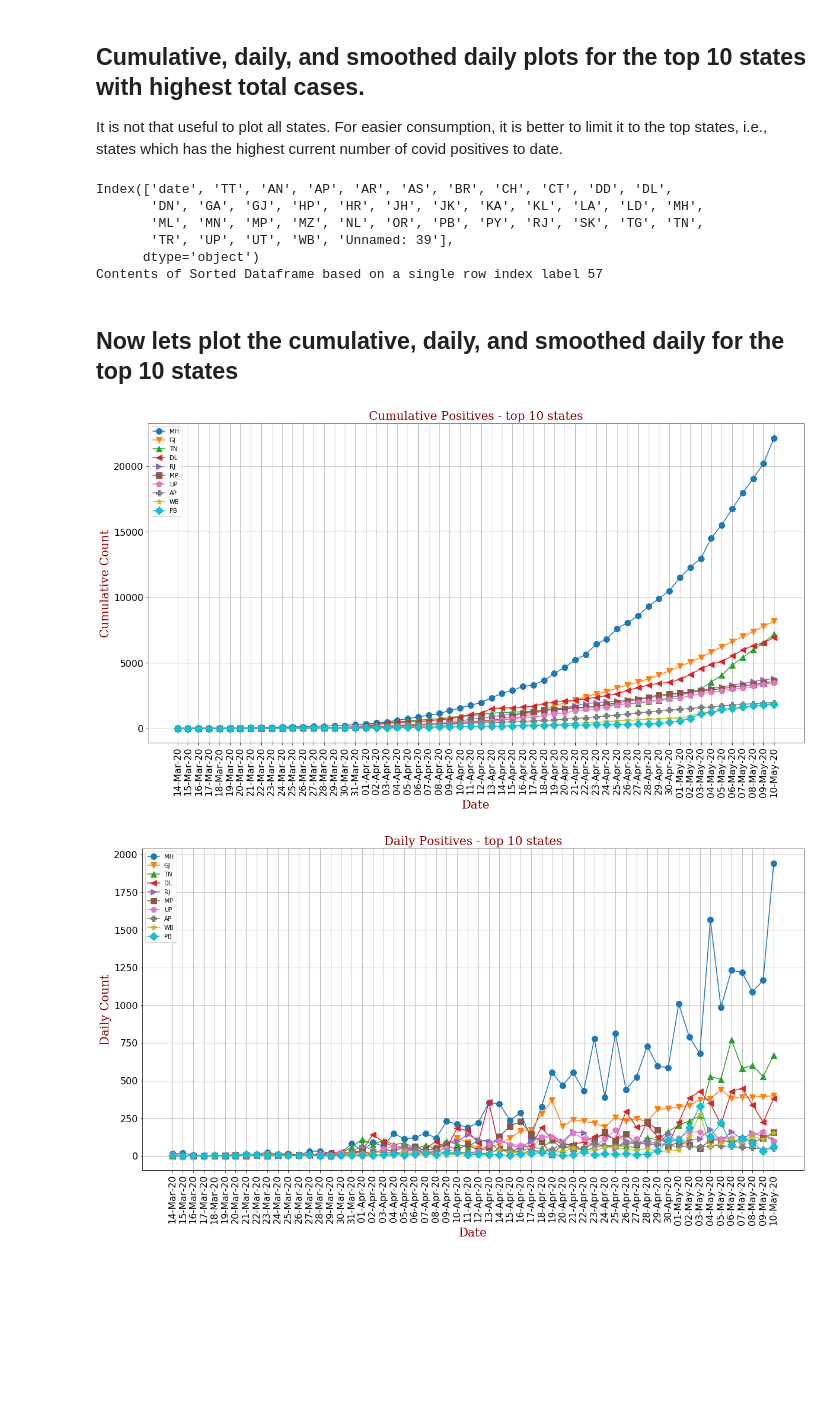
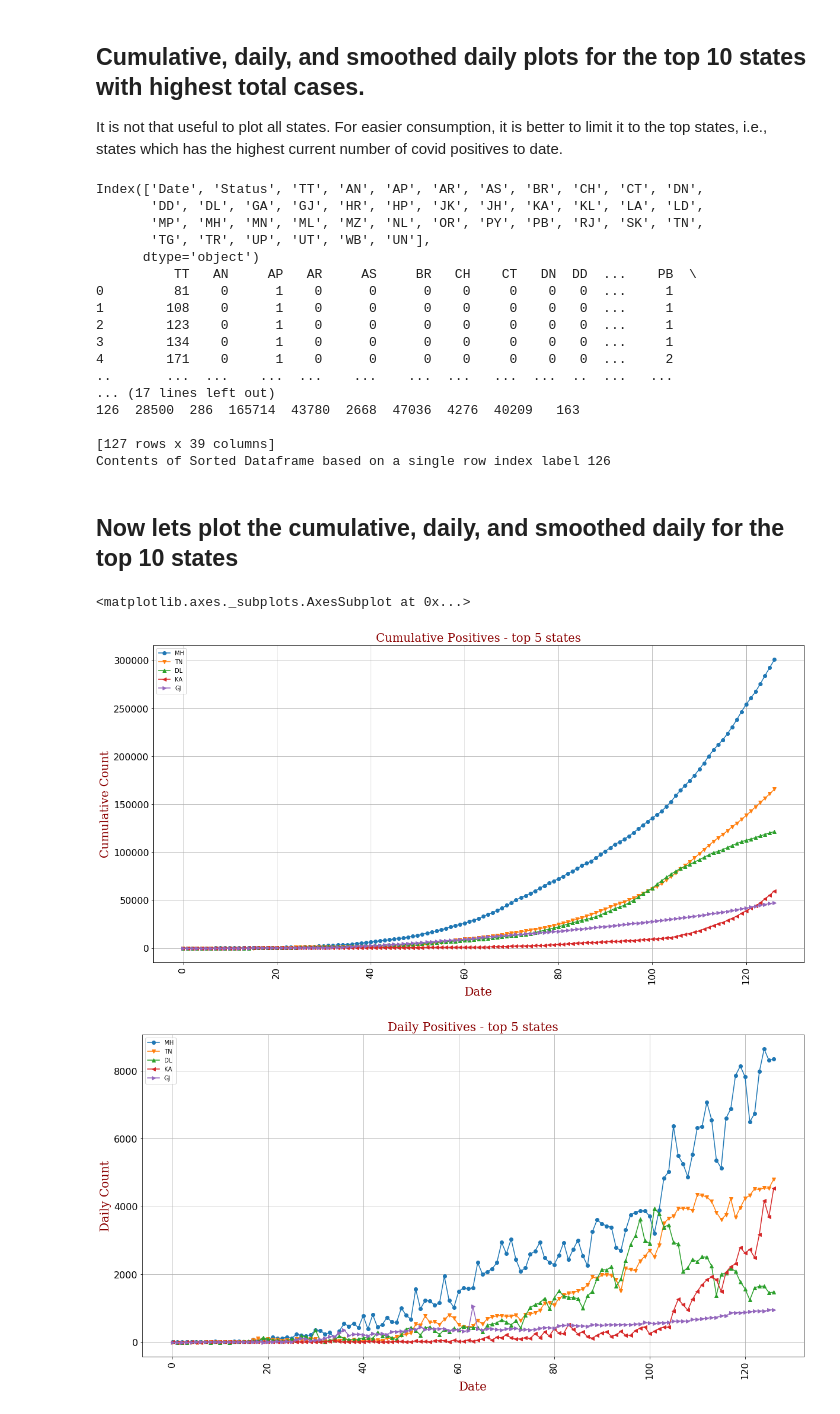
Before and after one commit to amsaha/covid-20, a Jupyter notebook: India Covid19.ipynb, the cells around one changed output. Saved outputs shown, nothing was run; the diff lists cells and outputs as text; code cells hidden in the pictures; blank space fills up the shorter version.

```diff
--- a/India Covid19.ipynb
+++ b/India Covid19.ipynb
@@ -227,17 +181,17 @@ Index(['date', 'TT', 'AN', 'AP', 'AR', 'AS', 'BR', 'CH', 'CT', 'DD', 'DL',
 ## Daily count is too jittery. Lets try and smooth it - for one state.
 Daily count is fine, but then the daily samples are too jittery and the disease does not care much about dates. Hence, lets try and smooth the data assuming that, like many things in life, the data follows a [normal distribution](https://en.wikipedia.org/wiki/Normal_distribution). We can play around with the standard deviation but we stick with a standard deviation of 2 (the lower the standard deviation, the steeper the curve).
 # %%
-confirmed = data
+confirmed = data_confirmed
 #print(confirmed.columns)
 #print(confirmed.describe())
 
 
 # making a copy of the dates since we are going to remove that column
 # since that is the only column with strings
-dates=confirmed['date']
+dates=confirmed['Date']
 
 # drop the date column (axis = 1 means column)
-confirmed=confirmed.drop(['date'], axis=1)
+confirmed=confirmed.drop(['Date'], axis=1)
 smoothed = confirmed.rolling(window,
                              win_type='gaussian',
                              min_periods=1,
@@ -250,14 +204,14 @@ plt.xticks(fontsize=myfontsize)
 plt.yticks(fontsize=myfontsize)
 plt.grid(True)
 
-plt.title('Daily Confirmed Cases - Maharashtra and Kerala', fontdict=font)
+plt.title('Daily Confirmed Cases - India and Karnataka', fontdict=font)
 plt.xlabel('Date', fontdict=font)
 plt.ylabel('Case Count', fontdict=font)
 
-plt.plot(dates, confirmed['MH'], linestyle=':', alpha=0.5)
-plt.plot(dates, smoothed['MH'], marker='.', markersize=10)
-plt.plot(dates, confirmed['KL'], linestyle=':', alpha=0.5)
-plt.plot(dates, smoothed['KL'], marker='.', markersize=10)
+plt.plot(dates.index, confirmed['TT'], linestyle=':', alpha=0.5)
+plt.plot(dates.index, smoothed['TT'], marker='.', markersize=10)
+plt.plot(dates.index, confirmed['KA'], linestyle=':', alpha=0.5)
+plt.plot(dates.index, smoothed['KA'], marker='.', markersize=10)
 
-plt.legend(['MH-Actual', 'MH-Smoothed', 'KL-Actual', 'KL-Smoothed'])
+plt.legend(['TT-Actual', 'TT-Smoothed', 'KA-Actual', 'KA-Smoothed'])
 # %% [output]
@@ -286,8 +240,9 @@ Well I lied! I said one state but plotted for two but then anything to do with e
 ## Function to plot.
 Just like any programming, one soon realizes that there are pieces of code that will be repeated a lot, and that would be perfect for writing a function for.
 # %%
-def plot_states(dates, inputdata, index_list, legend_list, title, xlabel, ylabel,legend_loc=2):
-    fig=plt.figure(figsize=(20,10))
+#def plot_states(dates, inputdata, index_list, legend_list, title, xlabel, ylabel,linestyle='-', legend_loc=2):
+def plot_states(dates, inputdata, index_list, legend_list, title, xlabel, ylabel,legend_loc=2, **plt_kwargs):
+    fig = plt.figure(figsize=(20,10))
     plt.xticks(rotation=90)
     plt.xticks(fontsize=myfontsize)
     plt.yticks(fontsize=myfontsize)
@@ -300,23 +255,25 @@ def plot_states(dates, inputdata, index_list, legend_list, title, xlabel, ylabel
     marker_count = len(markers)
     count=0
     for index in index_list:
-        plt.plot(dates, inputdata[index], marker=markers[count%marker_count], markersize=10)
+        plt.plot(dates, inputdata[index], marker=markers[count%marker_count], **plt_kwargs)
         count = count+1
     plt.legend(legend_list, loc=legend_loc)
+    return plt.gca()
 # %% [markdown]
 ## Cumulative, daily, and smoothed daily plots for the top 10 states with highest total cases.
 It is not that useful to plot all states. For easier consumption, it is better to limit it to the top states, i.e., states which has the highest current number of covid positives to date.
 # %%
-confirmed = data
+confirmed = data_confirmed
 print(confirmed.columns)
 #print(confirmed.describe())
 
 # making a copy of the dates since we are going to remove that column
 # since that is the only column with strings
-dates=confirmed['date']
+dates=confirmed['Date']
 
 # drop the date column (axis = 1 means column)
-confirmed=confirmed.drop(['date'], axis=1)
+confirmed=confirmed.drop(['Date', 'Status'], axis=1)
+
 smoothed = confirmed.rolling(window,
                              win_type='gaussian',
                              min_periods=1,
@@ -324,6 +281,7 @@ smoothed = confirmed.rolling(window,
 #ewm = confirmed.ewm(span = 7).mean().round()
 
 cumulative=confirmed.cumsum(axis=0)
+print(cumulative)
 
 # Lets get the 10 states with the highest number of cases
 length=len(cumulative.index)
@@ -336,22 +294,35 @@ length=len(cumulative.index)
 cumulative = cumulative.sort_values(by=length-1, axis=1, ascending=False)
 print("Contents of Sorted Dataframe based on a single row index label " + str(length-1))
 top_ten = cumulative[cumulative.columns[1:11]]
+top_5 = cumulative[cumulative.columns[1:6]]
 # %% [output]
-Index(['date', 'TT', 'AN', 'AP', 'AR', 'AS', 'BR', 'CH', 'CT', 'DD', 'DL',
-       'DN', 'GA', 'GJ', 'HP', 'HR', 'JH', 'JK', 'KA', 'KL', 'LA', 'LD', 'MH',
-       'ML', 'MN', 'MP', 'MZ', 'NL', 'OR', 'PB', 'PY', 'RJ', 'SK', 'TG', 'TN',
-       'TR', 'UP', 'UT', 'WB', 'Unnamed: 39'],
+Index(['Date', 'Status', 'TT', 'AN', 'AP', 'AR', 'AS', 'BR', 'CH', 'CT', 'DN',
+       'DD', 'DL', 'GA', 'GJ', 'HR', 'HP', 'JK', 'JH', 'KA', 'KL', 'LA', 'LD',
+       'MP', 'MH', 'MN', 'ML', 'MZ', 'NL', 'OR', 'PY', 'PB', 'RJ', 'SK', 'TN',
+       'TG', 'TR', 'UP', 'UT', 'WB', 'UN'],
       dtype='object')
-Contents of Sorted Dataframe based on a single row index label 57
+          TT   AN     AP   AR     AS     BR   CH    CT   DN  DD  ...    PB  \
+0         81    0      1    0      0      0    0     0    0   0  ...     1
+1        108    0      1    0      0      0    0     0    0   0  ...     1
+2        123    0      1    0      0      0    0     0    0   0  ...     1
+3        134    0      1    0      0      0    0     0    0   0  ...     1
+4        171    0      1    0      0      0    0     0    0   0  ...     2
+..       ...  ...    ...  ...    ...    ...  ...   ...  ...  ..  ...   ...
+... (17 lines left out)
+126  28500  286  165714  43780  2668  47036  4276  40209   163
+
+[127 rows x 39 columns]
+Contents of Sorted Dataframe based on a single row index label 126
 # %% [markdown]
 ## Now lets plot the cumulative, daily, and smoothed daily for the top 10 states
 # %%
-index_list = top_ten.columns
+index_list = top_5.columns
 legend_list = index_list
-plot_states(dates, cumulative, index_list, legend_list, 'Cumulative Positives - top 10 states', 'Date', 'Cumulative Count')
-plot_states(dates, confirmed, index_list, legend_list, 'Daily Positives - top 10 states', 'Date', 'Daily Count')
-plot_states(dates, smoothed, index_list, legend_list, 'Daily Positives - top 10 states - smoothed', 'Date', 'Daily Count')
+plot_states(dates.index, cumulative, index_list, legend_list, 'Cumulative Positives - top 5 states', 'Date', 'Cumulative Count')
+plot_states(dates.index, confirmed, index_list, legend_list, 'Daily Positives - top 5 states', 'Date', 'Daily Count')
+plot_states(dates.index, smoothed, index_list, legend_list, 'Daily Positives - top 5 states - smoothed', 'Date', 'Daily Count')
 #plot_states(dates, ewm, index_list, legend_list, 'Daily Positives - top 10 states - ewm', 'Date', 'Daily Count')
 # %% [output]
+<matplotlib.axes._subplots.AxesSubplot at 0x...>
-[figure, old version]
+[figure, new version]
-[figure, old version]
+[figure, new version]
```
Also changed, not shown: parts of 24 cells of this notebook, 2 other files.
